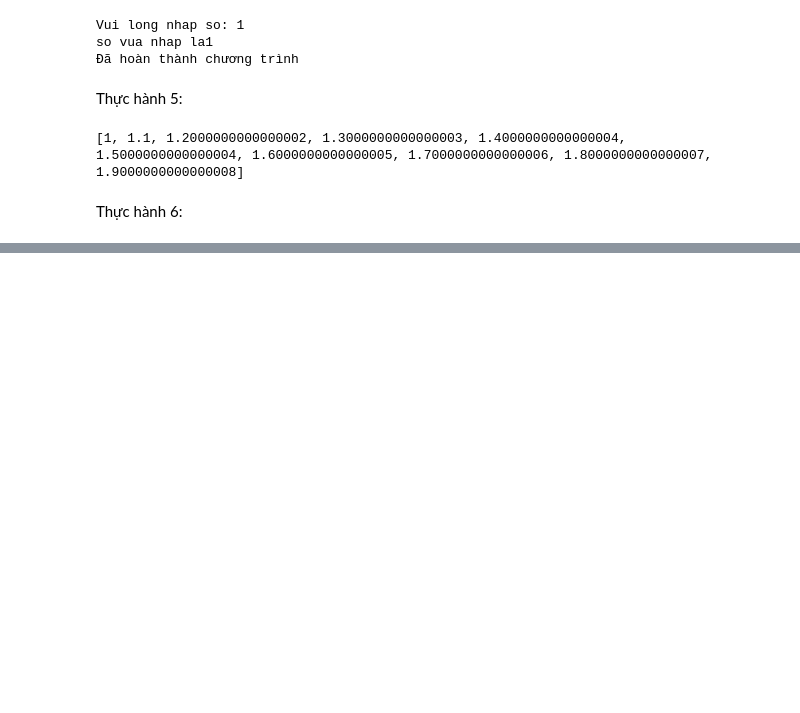
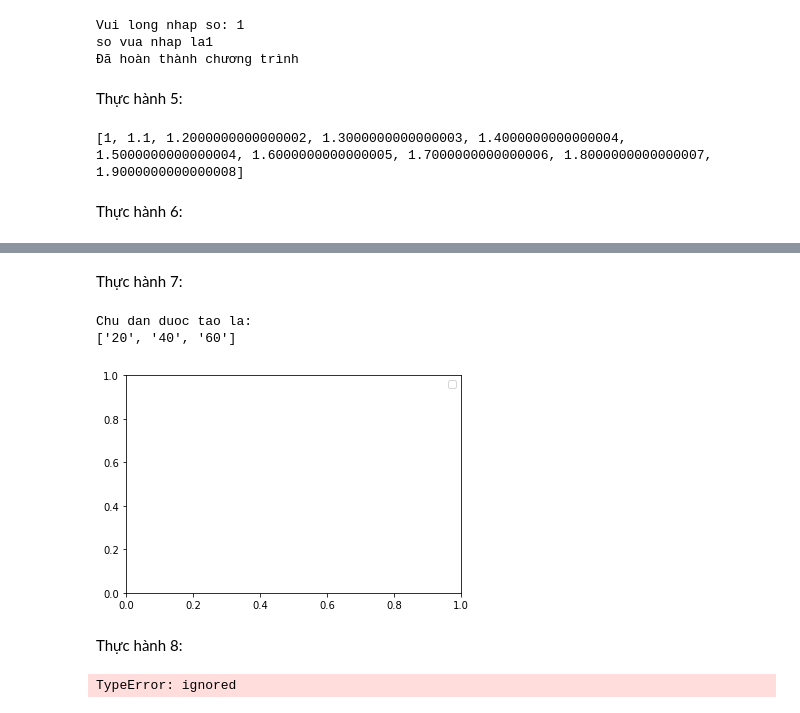
Before and after one commit to triankhoa/ThuchanhtoanCC, a Jupyter notebook: Chương 3.ipynb, the cells around one changed output, grey strips where cells are left out. Cells and saved outputs as stored; diff of their text form; code cells hidden in the pictures; blank space fills up the shorter version.

```diff
--- a/Chương 3.ipynb
+++ b/Chương 3.ipynb
@@ -134,0 +133,22 @@ NameError: ignored
+# %% [markdown]
+Thực hành 7:
+# %%
+if __name__ == '__mmain__':
+  ds_vantoc = [20,40,60]
+  goc_bandau = 45 # 45 do
+  for v in ds_vantoc:
+    draw_trajectory(v,goc_bandau)
+# %%
+chudan = []
+for i in ds_vantoc:
+  chudan.append(str(i))
+print('Chu dan duoc tao la: ')
+print(chudan)
+plt.legend(chudan)
+plt.show()
+# %% [output]
+Chu dan duoc tao la:
+['20', '40', '60']
+[figure, added]
+# %% [markdown]
+Thực hành 8:
@@ -134,0 +160,4 @@ NameError: ignored
+# %%
+tinh_daoham('x*/3+x**2+r,x')
+# %% [output]
+TypeError: ignored
```
Also changed, not shown: parts of 14 cells of this notebook.
